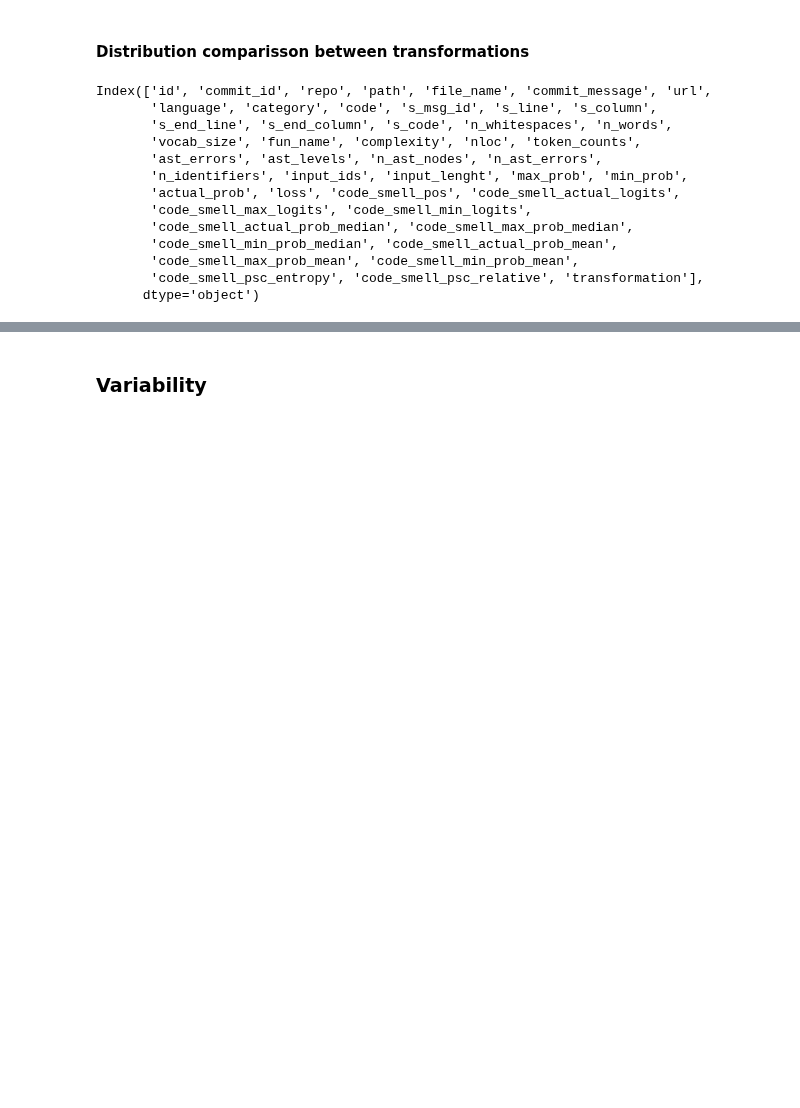
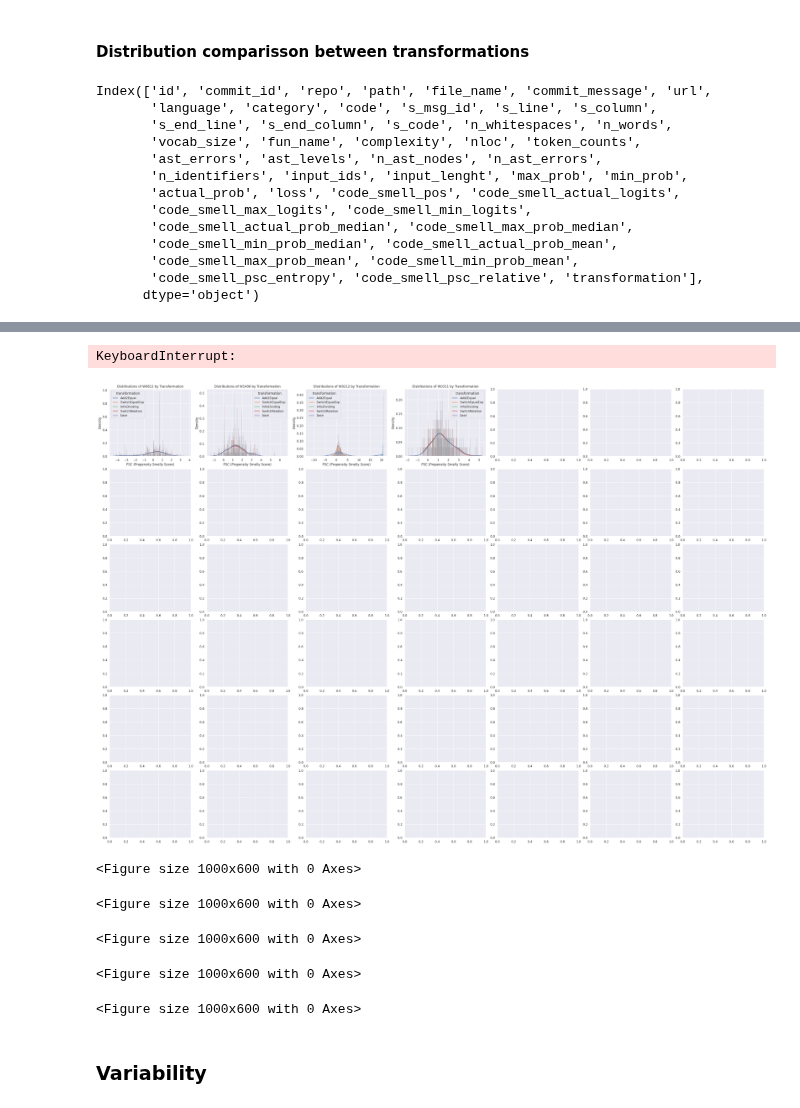
Before and after one commit to WM-SEMERU/CodeSmellExt, a Jupyter notebook: notebooks/extension/robustness_transformations/06_robustness_analysis.ipynb, the cells around one changed output, grey strips where cells are left out. Drawn from its saved outputs; the diff is of its cells as text; code cells hidden in the pictures; blank space fills up the shorter version.

```diff
--- a/notebooks/extension/robustness_transformations/06_robustness_analysis.ipynb
+++ b/notebooks/extension/robustness_transformations/06_robustness_analysis.ipynb
@@ -69,8 +69,7 @@ def bootstrapping( np_data, np_func, size ):
 def get_all_aggregates():
     aggregations = {}
     try:
-        selected_transformations = [trans for trans in params['dataset']['transformation_list'] if trans not in params['dataset']['excluded_transformations']]
-        for transformation in selected_transformations:
+        for transformation in params['dataset']['transformation_list']:
                 transformation_df = pd.read_json(f"{params['alignments_path']}/{params['current_model']}_q_{params['quantization']}/{transformation}/aligned_smells.json")
                 transformation_df['transformation'] = transformation
                 aggregations[transformation] = transformation_df
@@ -185,13 +185,18 @@ def compare_distributions(distribution_1, distribution_2):
         "wasserstein_dist" : wasserstein_dist,
         "equivalence": practically_equivalent
     }
+# %%
+def get_unique_smell_ids(aggregations):
+    # Get all unique smell_msg_id values from your aggregations dictionary
+    unique_smell_ids = set()
+    for aggregation_df in aggregations.values():
+        unique_smell_ids.update(aggregation_df['s_msg_id'].unique())
+    unique_smell_ids = list(unique_smell_ids)
+    return unique_smell_ids
 # %%
 def plot_transformation_distributions(prob_column, aggregations):
     # Get all unique smell_msg_id values from your aggregations dictionary
-    unique_smell_ids = set()
-    for aggregation_df in aggregations.values():
-        unique_smell_ids.update(aggregation_df['s_msg_id'].unique())
-    unique_smell_ids = list(unique_smell_ids)
+    unique_smell_ids = get_unique_smell_ids(aggregations)
 
     # Determine grid dimensions (using a square-like layout)
     n_plots = len(unique_smell_ids)
@@ -267,3 +285,14 @@ SyntaxError: invalid syntax. Perhaps you forgot a comma? (3562424654.py, line 3)
+# %%
+transformations_to_plot = {k: v for k, v in aggregations.items() if k not in params['dataset']['excluded_transformations']}
+plot_transformation_distributions(psc_column, transformations_to_plot)
+# %% [output]
+KeyboardInterrupt:
+[figure, added]
+<Figure size 1000x600 with 0 Axes>
+<Figure size 1000x600 with 0 Axes>
+<Figure size 1000x600 with 0 Axes>
+<Figure size 1000x600 with 0 Axes>
+<Figure size 1000x600 with 0 Axes>
 # %% [markdown]
 ### Variability
 # %%
```
Also changed, not shown: parts of 8 cells of this notebook.
